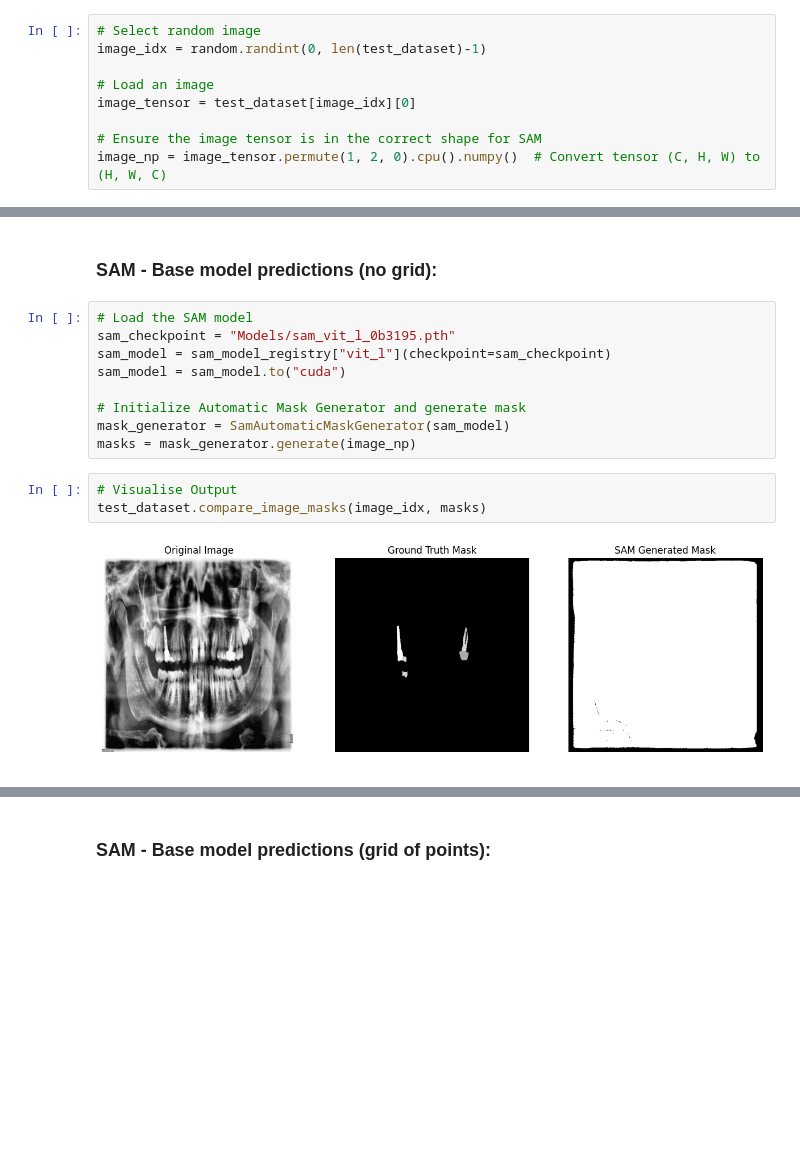
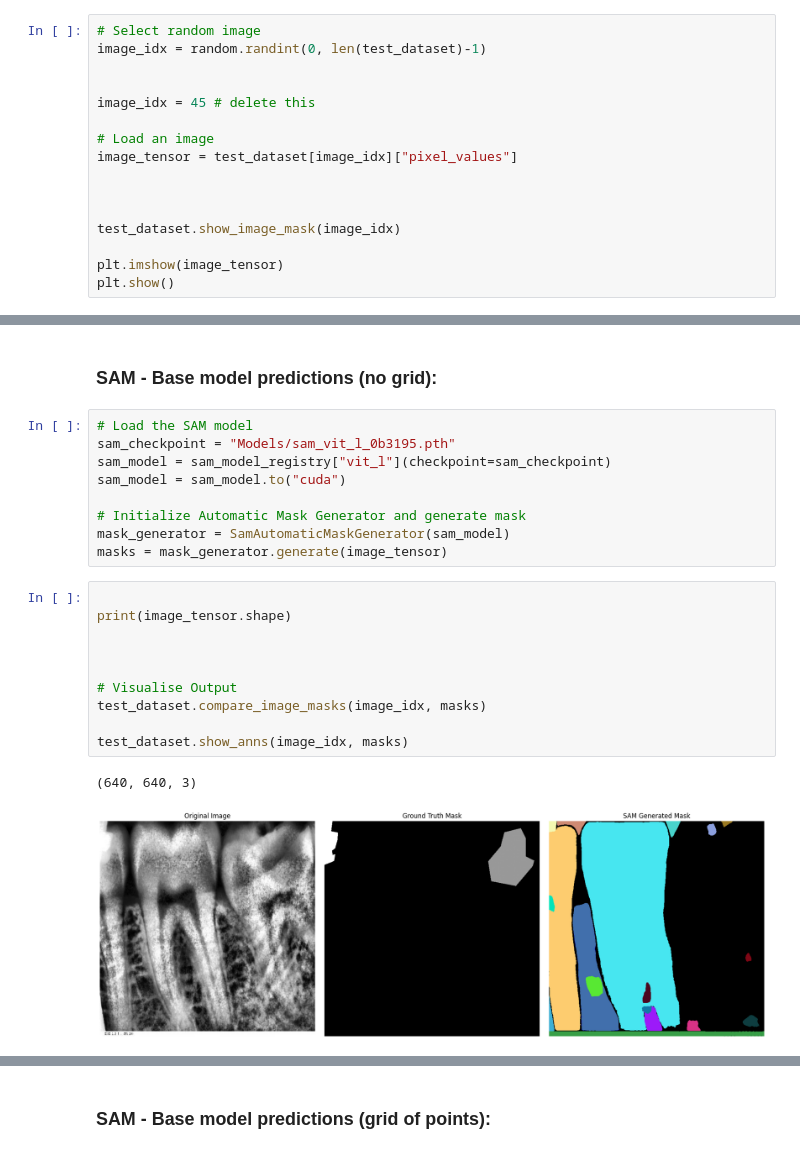
Before and after one commit to OSmith132/Automated-Dental-Segmentation, a Jupyter notebook: main.ipynb, the cells around one changed output, grey strips where cells are left out. Cells and saved outputs as stored; diff of their text form; blank space fills up the shorter version.

Commit message:
Changed getitem method for dataset class

```diff
--- a/main.ipynb
+++ b/main.ipynb
@@ -63,8 +63,15 @@ valid_dataset = ImageMaskDataset(dataset_path, "valid", processor)
 # Select random image
 image_idx = random.randint(0, len(test_dataset)-1)
 
+
+image_idx = 45 # delete this
+
 # Load an image
-image_tensor = test_dataset[image_idx][0]
+image_tensor = test_dataset[image_idx]["pixel_values"]
 
-# Ensure the image tensor is in the correct shape for SAM
-image_np = image_tensor.permute(1, 2, 0).cpu().numpy()  # Convert tensor (C, H, W) to (H, W, C)
+
+
+test_dataset.show_image_mask(image_idx)
+
+plt.imshow(image_tensor)
+plt.show()
@@ -78,9 +88,17 @@ sam_model = sam_model.to("cuda")
 
 # Initialize Automatic Mask Generator and generate mask
 mask_generator = SamAutomaticMaskGenerator(sam_model)
-masks = mask_generator.generate(image_np)
+masks = mask_generator.generate(image_tensor)
 # %%
+
+print(image_tensor.shape)
+
+
+
 # Visualise Output
 test_dataset.compare_image_masks(image_idx, masks)
+
+test_dataset.show_anns(image_idx, masks)
 # %% [output]
+(640, 640, 3)
-[figure, old version]
+[figure, new version]
```
Also changed, not shown: parts of 7 cells of this notebook, 1 other file.
